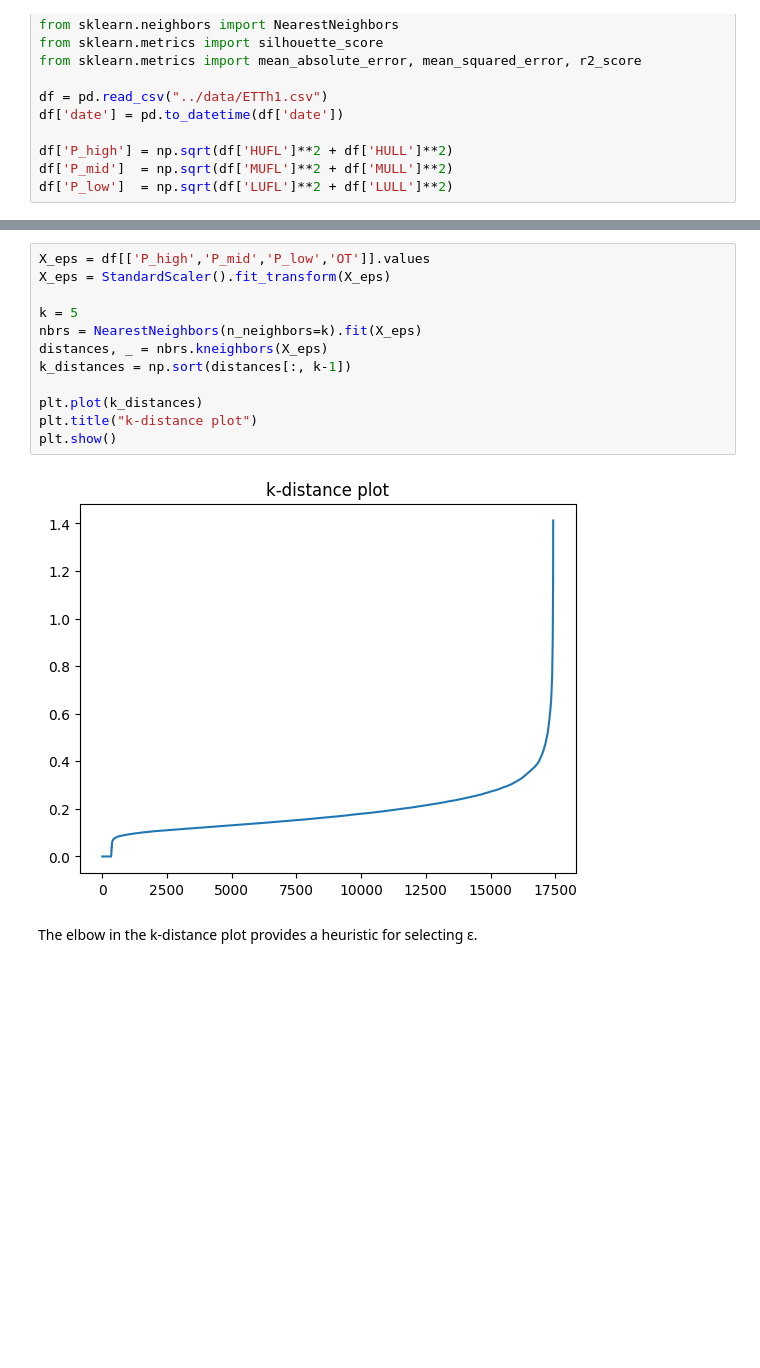
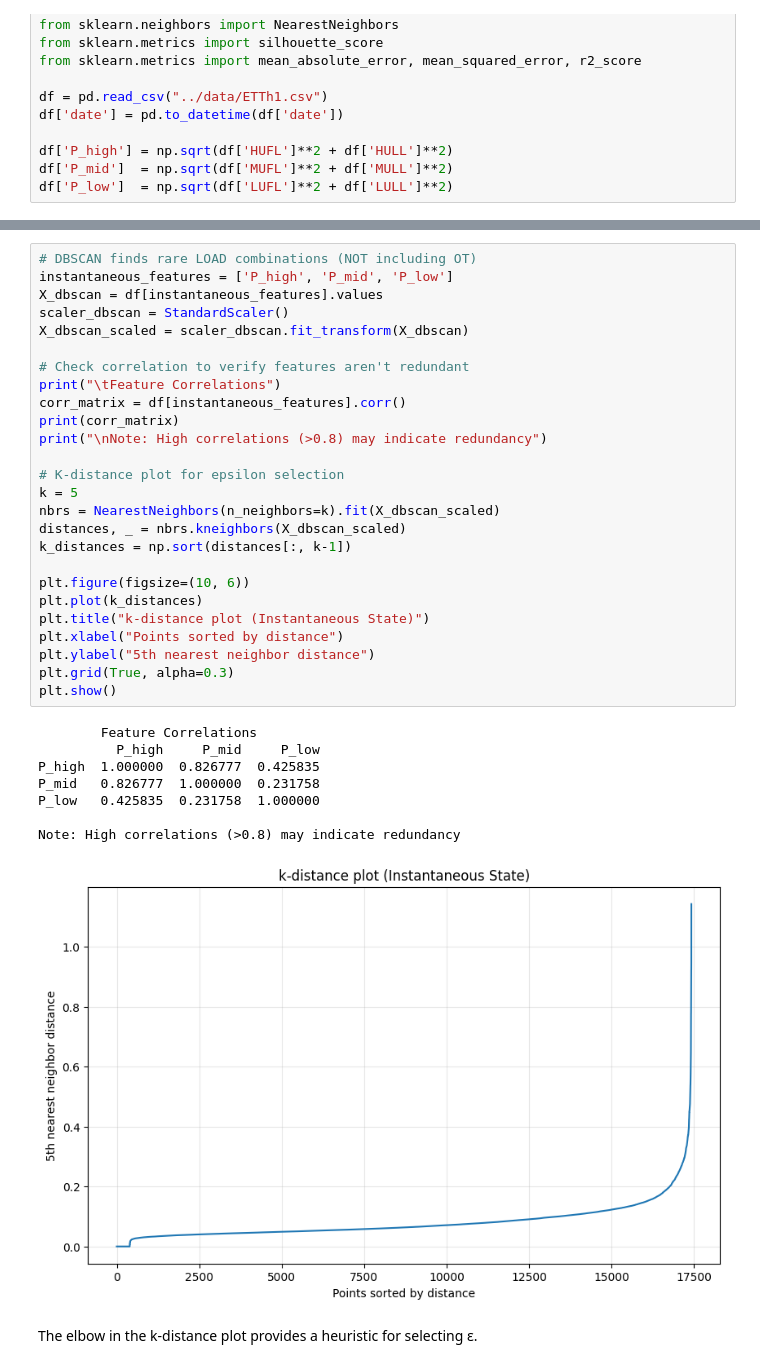
Before and after one commit to AadityaThakkar21/Prognostics-and-Health-Management-of-Power-Transformers, a Jupyter notebook: main/dbscan_ridge.ipynb, the cells around one changed output, grey strips where cells are left out. Cells and saved outputs as stored; diff of their text form; blank space fills up the shorter version.

```diff
--- a/main/dbscan_ridge.ipynb
+++ b/main/dbscan_ridge.ipynb
@@ -38,17 +52,38 @@ windowed_dfs = create_windowed_features(df)
 # %%
-X_eps = df[['P_high','P_mid','P_low','OT']].values
-X_eps = StandardScaler().fit_transform(X_eps)
+# DBSCAN finds rare LOAD combinations (NOT including OT)
+instantaneous_features = ['P_high', 'P_mid', 'P_low']
+X_dbscan = df[instantaneous_features].values
+scaler_dbscan = StandardScaler()
+X_dbscan_scaled = scaler_dbscan.fit_transform(X_dbscan)
 
+# Check correlation to verify features aren't redundant
+print("\tFeature Correlations")
+corr_matrix = df[instantaneous_features].corr()
+print(corr_matrix)
+print("\nNote: High correlations (>0.8) may indicate redundancy")
+
+# K-distance plot for epsilon selection
 k = 5
-nbrs = NearestNeighbors(n_neighbors=k).fit(X_eps)
-distances, _ = nbrs.kneighbors(X_eps)
+nbrs = NearestNeighbors(n_neighbors=k).fit(X_dbscan_scaled)
+distances, _ = nbrs.kneighbors(X_dbscan_scaled)
 k_distances = np.sort(distances[:, k-1])
 
+plt.figure(figsize=(10, 6))
 plt.plot(k_distances)
-plt.title("k-distance plot")
+plt.title("k-distance plot (Instantaneous State)")
+plt.xlabel("Points sorted by distance")
+plt.ylabel("5th nearest neighbor distance")
+plt.grid(True, alpha=0.3)
 plt.show()
 # %% [output]
+        Feature Correlations
+          P_high     P_mid     P_low
+P_high  1.000000  0.826777  0.425835
+P_mid   0.826777  1.000000  0.231758
+P_low   0.425835  0.231758  1.000000
+
+Note: High correlations (>0.8) may indicate redundancy
-[figure, old version]
+[figure, new version]
 # %% [markdown]
 The elbow in the k-distance plot provides a heuristic for selecting ε.
 # %%
```
Also changed, not shown: parts of 13 cells of this notebook, 3 other files.
